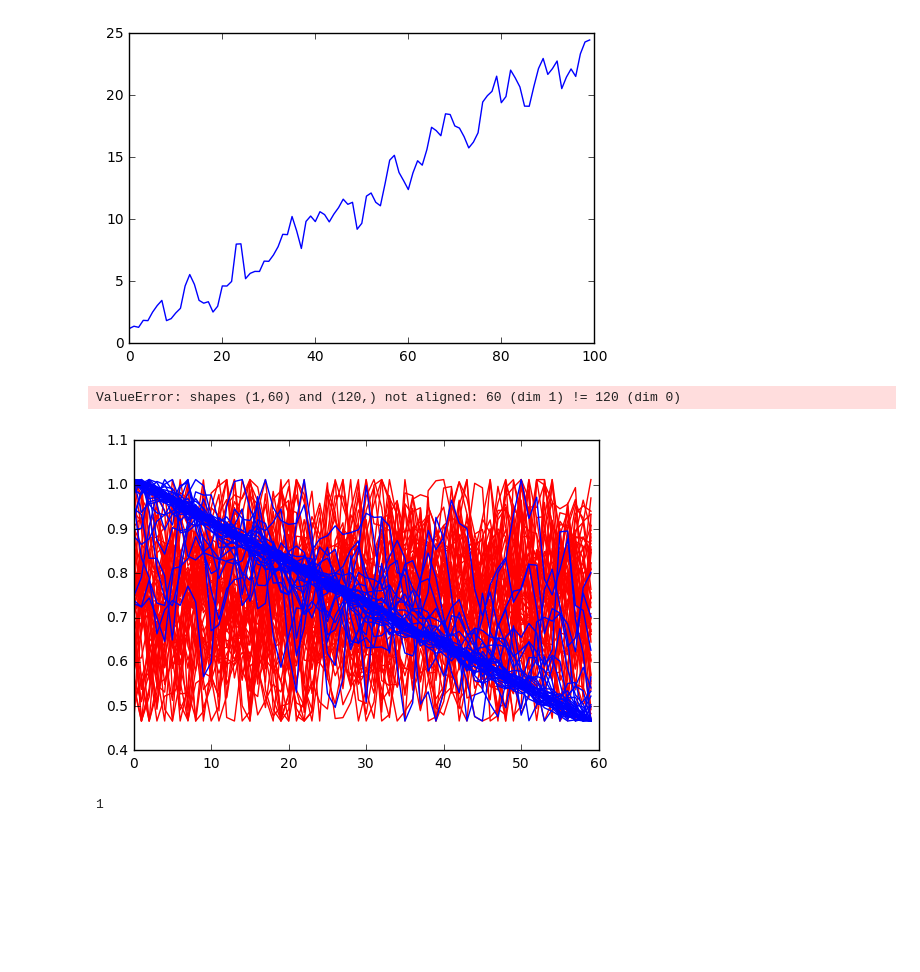
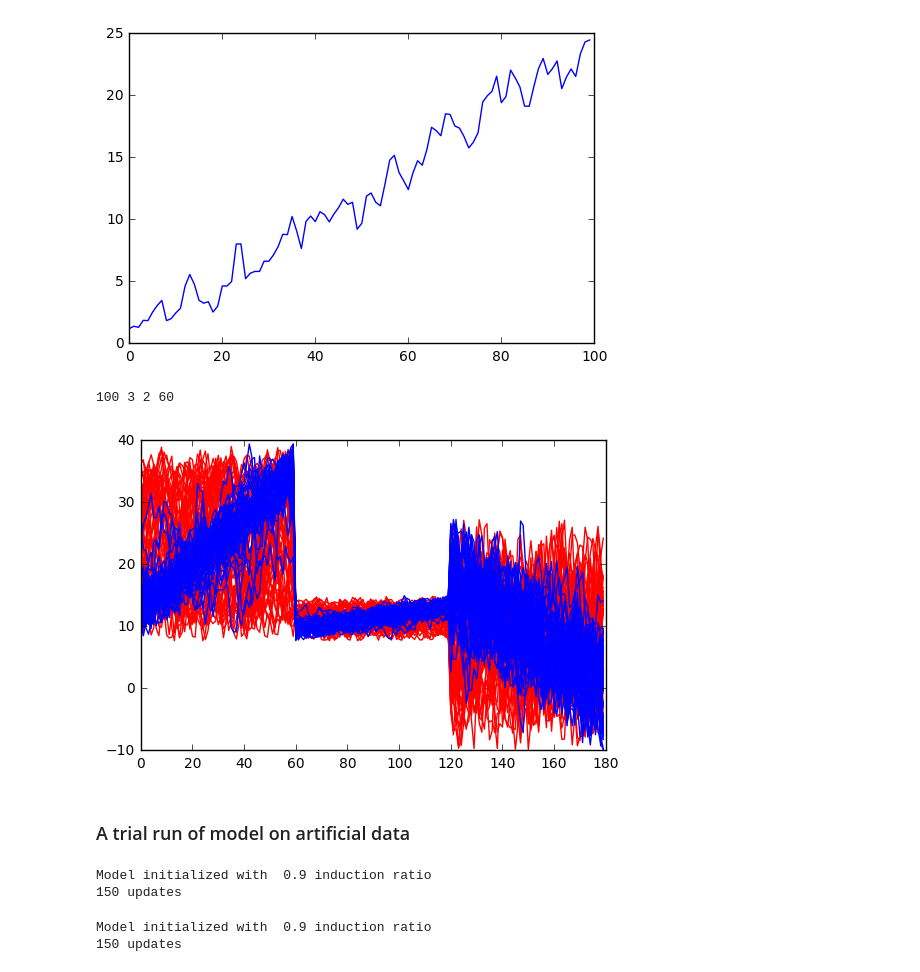
Before and after one commit to sudhNau/Baysian, a Jupyter notebook: datagenerator.ipynb, the cells around one changed output. Drawn from its saved outputs; the diff is of its cells as text; code cells hidden in the pictures; blank space fills up the shorter version.

Commit message:
real data 2n experiment done

```diff
--- a/datagenerator.ipynb
+++ b/datagenerator.ipynb
@@ -10,12 +20,6 @@ kenrel1 = GPy.kern.Linear(1,variances=3) + GPy.kern.ExpQuad(1,lengthscale=1,vari
 kenrel2 = GPy.kern.Linear(1,variances=3) + GPy.kern.Brownian(1,variance=2)
 Cosine1 = GPy.kern.Cosine(1,lengthscale=4,variance=2)
 gaussian = GPy.kern.ExpQuad(1,lengthscale=1,variance=2)
-# %%
-P = 3
-The idea is to have three latents for every instance:
-    1. gaussian: Inherently random for each isntance
-    2. Linear or Cyclic: this decides the labels
-    3. Gaussian : Random
 # %%
 def scaleIt(d):
     return (d - d.min())/(d.max() - d.min())
@@ -28,13 +32,13 @@ def generatelatentS(N,kernel,noiselevel =0.5,scale=True):
     else:
         return u1
 
-def generatelatent(N,noiselevel=0.5):
+def generatelatent(N,noiselevel=0.05):
     x = np.linspace(0,N-1,N)
     u1 = np.random.multivariate_normal(mean=np.zeros(N).flatten(),cov=kenrel2.K(x.reshape(N,1))) + noiselevel* np.random.normal(0,1,N)
     u2 = np.random.multivariate_normal(mean=np.zeros(N).flatten(),cov=gaussian.K(x.reshape(N,1))) + noiselevel* np.random.normal(0,1,N)
     g1 = np.random.multivariate_normal(mean=np.ones(N).flatten(),cov=gaussian.K(x.reshape(N,1))) + noiselevel* np.random.normal(0,1,N)
     g2 = np.random.multivariate_normal(mean=np.ones(N).flatten(),cov=Cosine1.K(x.reshape(N,1))) + noiselevel*np.random.normal(0,1,N)
-    return scale(u1),scale(u2),scale(g1),scale(g2)
+    return scaleIt(u1),scaleIt(u2),scaleIt(g1),scaleIt(g2)
 
 def generateData(W,phi,P=1,S=100,C=3,N=100,scale=True):
     #phi = np.random.normal(loc=0,scale=1,size=(C,P))
@@ -70,53 +74,64 @@ plt.plot(us)
 [<matplotlib.lines.Line2D at 0x...>]
 [figure]
 # %%
-def generateData2(W,phi,P=1,S=100,C=3,N=100):
+def generateData2(phi,P=2,S=100,C=3,N=100):
     #phi = np.random.normal(loc=0,scale=1,size=(C,P))
     phiBar = np.matrix(np.kron(phi,np.eye(N)))
-    B = np.ones(S)
-    #W = np.random.rand(P*N)
     uBar = np.matrix(np.ones((S,N*P)))
-    l = np.zeros(S)
     L = np.zeros(S)
     for s in range(S):
-        us = generatelatentS(N,kernel=kenrel1)
-        if (us[0]-us[-1]) < 0:
+        u1,u2,g1,g2 = generatelatent(N=N)
+        while u1[0] > u1[-1]: ## to make sure that we have only increasing/cyclic trend
+            u1,u2,g1,g2 = generatelatent(N=N)
+        if np.random.rand() < 0.4: #Include trend lines
+            uBar[s,:] = np.concatenate([u1,g1])
             L[s] = 1
         else:
+            uBar[s,:] = np.concatenate([g2,g1])
             L[s] = -1
-            #us = np.hstack([a for i,a in enumerate(latents) if i!= 0 ])
-            #us = generatelatentS(N,kernel=Cosine1)
-        uBar[s,:] = us
-        l[s] = np.dot(uBar[s,:] ,W) + B[s]
-        #L[s] = guessLabel(l[s])
-    #print S,C,P,N
-    #print "\n--",uBar.shape,phiBar.shape
+    print S,C,P,N
     YBar = uBar * phiBar.T + np.random.random()
-    #print YBar.shape
-    return YBar,L,uBar,l
+    return YBar,L,uBar
 # %%
 N = 60
 S=100
 C=3
 P=2
 phi = np.random.normal(loc=0,scale=1,size=(C,P))
-W = np.random.rand(P*N)
-#ltnt = generatelatent(N)
-Y,L,uBar,ls = generateData(W,phi,S=S,C=C,N=N)
+Y,L,uBar = generateData2(phi,S=S,C=C,N=N)
 # %% [output]
-ValueError: shapes (1,60) and (120,) not aligned: 60 (dim 1) != 120 (dim 0)
+100 3 2 60
 # %%
 def plotLabel(YBar,L,S):
     for s in range(S):
         if L[s] < 0:
             plt.plot(YBar[s].T,c='r')
     for s in range(S):
         if L[s] > 0:
             plt.plot(YBar[s].T,c='b')
+Y=10*Y
 plotLabel(Y,L,S)
 # %% [output]
-[figure, old version]
+[figure, new version]
-# %%
-C
-# %% [output]
-1
+# %% [markdown]
+### A trial run of model on artificial data
+# %%
+import LCMGP
+from sklearn.cross_validation import train_test_split
+from sklearn import metrics
+Y_train, Y_test, L_train, L_test = train_test_split(Y, L, test_size=0.4, random_state=0)
+# fit the model
+#ind=1
+lcgm = LCMGP.LCMGP()
+lcgm.fit(Y=Y_train,L=L_train,N=N,induction=0.9,iterations=150)
+# predict for test
+predictions,Expresults, _ = lcgm.predict(Y_test)
+# %% [output]
+Model initialized with  0.9 induction ratio
+150 updates
+# %%
+lcgm.fit(Y=Y_train,L=L_train,N=N,induction=0.9,iterations=150)
+predictions,Expresults, _ = lcgm.predict(Y_test)
+# %% [output]
+Model initialized with  0.9 induction ratio
+150 updates
```
Also changed, not shown: parts of 25 cells of this notebook, 4 other files.
